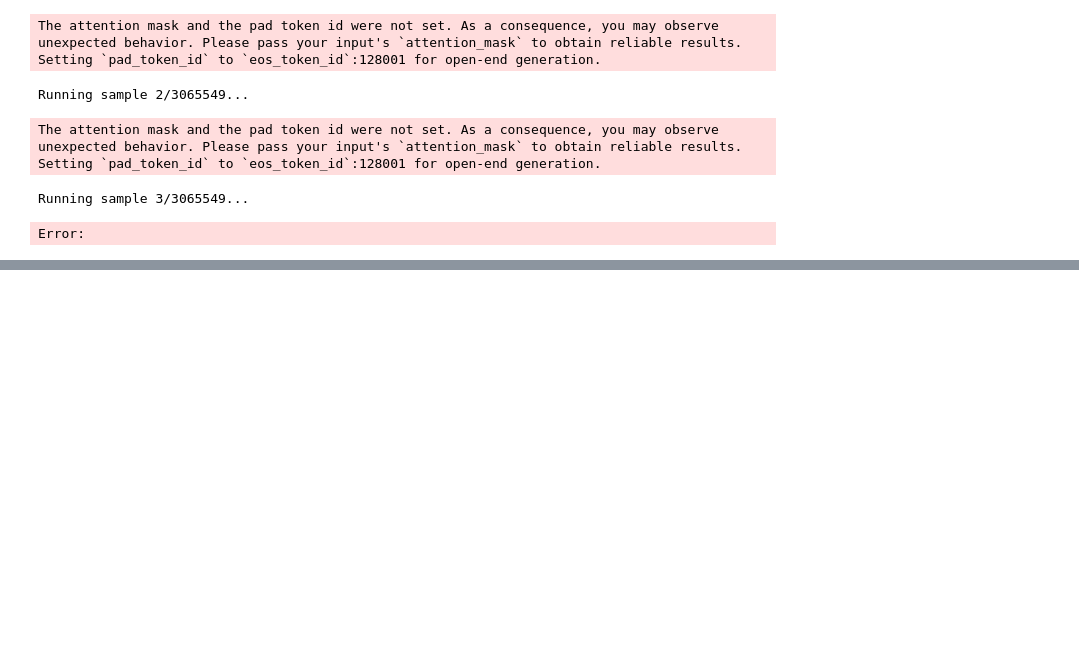
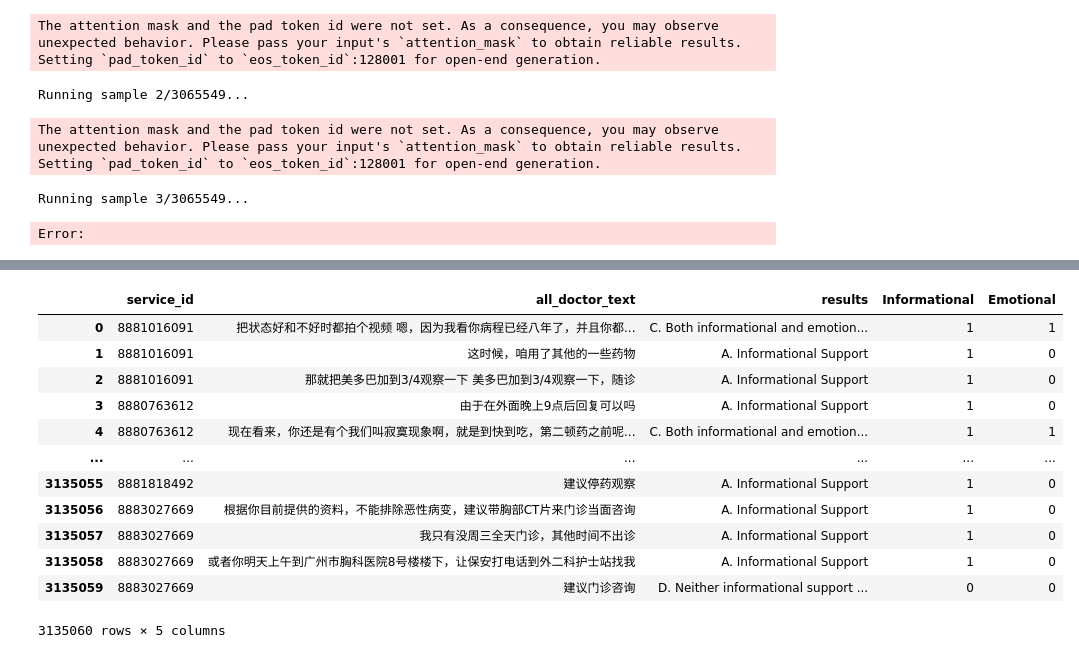
Before and after one commit to PhamVuThuNguyet/digital-healthcare-platform-data-mining, a Jupyter notebook: llms/notebooks/LLM.ipynb, the cells around one changed output, grey strips where cells are left out. Drawn from its saved outputs; the diff is of its cells as text; code cells hidden in the pictures; blank space fills up the shorter version.

```diff
--- a/llms/LLM.ipynb
+++ b/llms/notebooks/LLM.ipynb
@@ -2307,8 +2307,7 @@ data
 | 3065548 | 8887572274 | ['好'] |
 3065549 rows × 2 columns
 # %%
-results = []
-df = pd.DataFrame(data={"results": []})
+from csv import writer
 
 for i, row in data.iterrows():
     print(f"Running sample {i}/3065549...")
@@ -2377,9 +2376,10 @@ for i, row in data.iterrows():
 
     response = tokenizer.batch_decode(generated_ids, skip_special_tokens=True)[0]
 
-    df = pd.concat([df, pd.Series({'results': response}).to_frame().T], ignore_index=True)
-    df.to_csv("results.csv")
-    results.append(response)
+    with open("../output/results.csv", "a", encoding="utf-8") as f:
+        writer_object = writer(f)
+        writer_object.writerow([response])
+        f.close()
 # %% [output]
 The attention mask and the pad token id were not set. As a consequence, you may observe unexpected behavior. Please pass your input's `attention_mask` to obtain reliable results.
 Setting `pad_token_id` to `eos_token_id`:128001 for open-end generation.
@@ -2399,0 +2489,24 @@ Error:
+# %%
+for i, row in data.iterrows():
+    print(i)
+    predict = row["results"]
+    informational = 1 if ( predict.startswith("A.") or predict.startswith("C.")) else 0
+    emotional = 1 if ( predict.startswith("B.") or predict.startswith("C.")) else 0
+    data.at[i, 'Informational'] = informational
+    data.at[i, "Emotional"] = emotional
+# %%
+data
+# %% [output]
+|  | service_id | all_doctor_text | results | Informational | Emotional |
+| 0 | 8881016091 | 把状态好和不好时都拍个视频 嗯，因为我看你病程已经八年了，并且你都... | C. Both informational and emotion... | 1 | 1 |
+| 1 | 8881016091 | 这时候，咱用了其他的一些药物 | A. Informational Support | 1 | 0 |
+| 2 | 8881016091 | 那就把美多巴加到3/4观察一下 美多巴加到3/4观察一下，随诊 | A. Informational Support | 1 | 0 |
+| 3 | 8880763612 | 由于在外面晚上9点后回复可以吗 | A. Informational Support | 1 | 0 |
+| 4 | 8880763612 | 现在看来，你还是有个我们叫寂寞现象啊，就是到快到吃，第二顿药之前呢... | C. Both informational and emotion... | 1 | 1 |
+| ... | ... | ... | ... | ... | ... |
+| 3135055 | 8881818492 | 建议停药观察 | A. Informational Support | 1 | 0 |
+| 3135056 | 8883027669 | 根据你目前提供的资料，不能排除恶性病变，建议带胸部CT片来门诊当面咨询 | A. Informational Support | 1 | 0 |
+| 3135057 | 8883027669 | 我只有没周三全天门诊，其他时间不出诊 | A. Informational Support | 1 | 0 |
+| 3135058 | 8883027669 | 或者你明天上午到广州市胸科医院8号楼楼下，让保安打电话到外二科护士站找我 | A. Informational Support | 1 | 0 |
+| 3135059 | 8883027669 | 建议门诊咨询 | D. Neither informational support ... | 0 | 0 |
+3135060 rows × 5 columns
```
Also changed, not shown: parts of 18 cells of this notebook, 37 other files.
